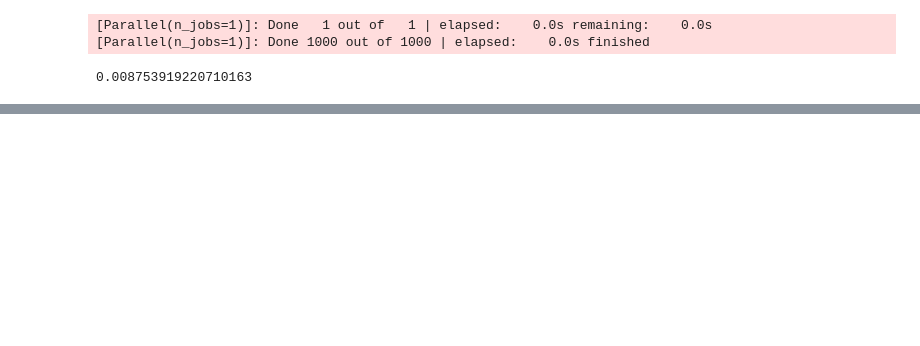
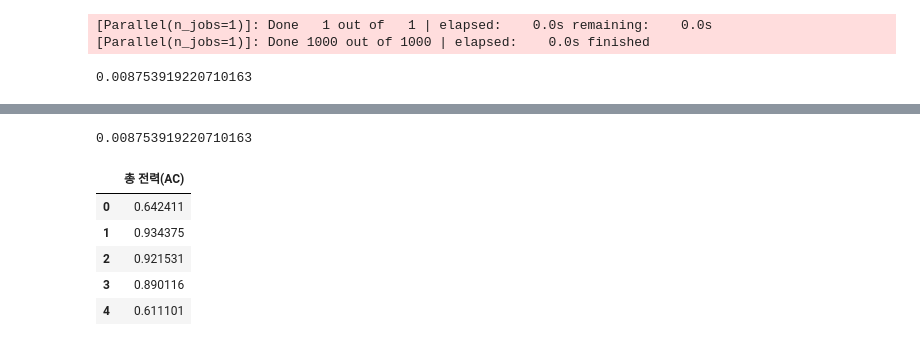
Before and after one commit to name1929/Project, a Jupyter notebook: 동서발전(2) scale 검증용.ipynb, the cells around one changed output, grey strips where cells are left out. Cells and saved outputs as stored; diff of their text form; code cells hidden in the pictures; blank space fills up the shorter version.

```diff
--- a/동서발전(2) scale 검증용.ipynb
+++ b/동서발전(2) scale 검증용.ipynb
@@ -291,0 +381,6 @@ plt.show()
+# %%
+train2 = df.iloc[0:192]
+test2 = df.iloc[192:]
+# %%
+df_train_s =  scaler2.fit_transform(train2)
+df_test_s =  scaler2.transform(test2)
@@ -291,0 +395,3 @@ plt.show()
+# %%
+df_train = pd.DataFrame(df_train_s, columns=df.columns)
+df_test = pd.DataFrame(df_test_s, columns=df.columns)
@@ -291,0 +462,14 @@ plt.show()
+# %%
+rmse2 = np.sqrt(mean_squared_error(y_test2, pre_R3))
+rmse2
+# %% [output]
+0.008753919220710163
+# %%
+y_test2.head()
+# %% [output]
+|  | 총 전력(AC) |
+| 0 | 0.642411 |
+| 1 | 0.934375 |
+| 2 | 0.921531 |
+| 3 | 0.890116 |
+| 4 | 0.611101 |
```
Also changed, not shown: parts of 26 cells of this notebook, 2 other files.
